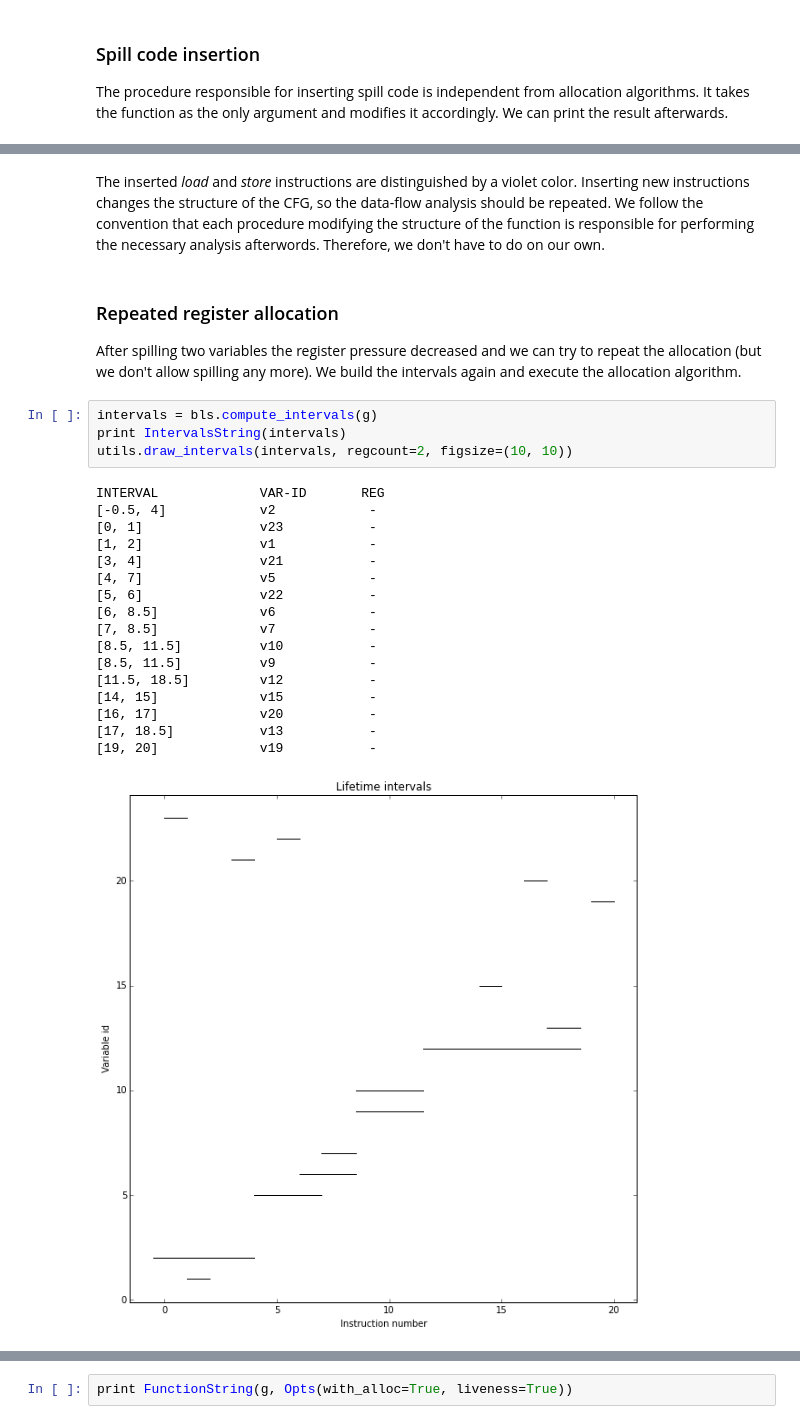
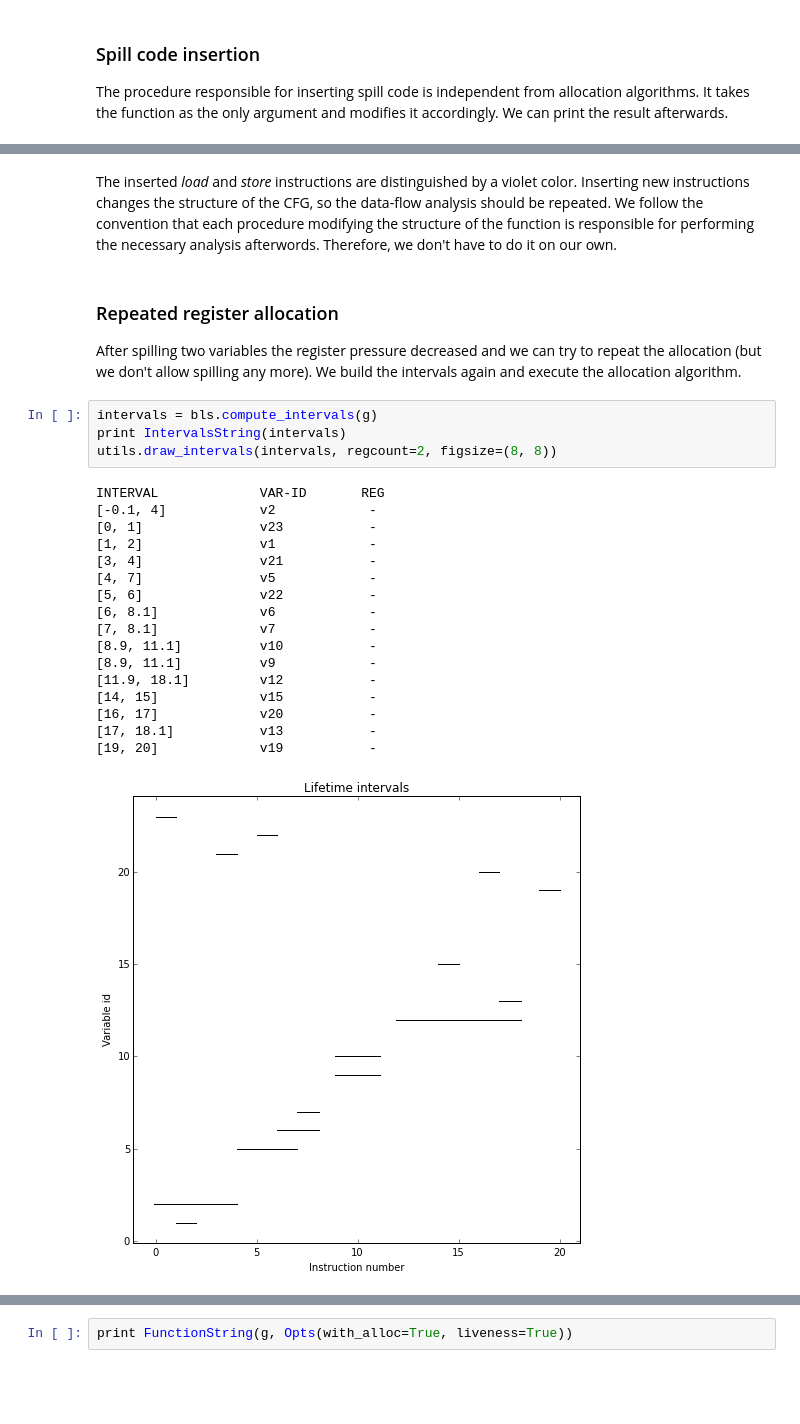
Before and after one commit to jakubbrzeski/regallo, a Jupyter notebook: py-regallo/tutorial.ipynb, the cells around one changed output, grey strips where cells are left out. Cells and saved outputs as stored; diff of their text form; blank space fills up the shorter version.

```diff
--- a/py-regallo/tutorial.ipynb
+++ b/py-regallo/tutorial.ipynb
@@ -207,30 +163,30 @@ bb6(while.end)
 # %% [markdown]
-The inserted *load* and *store* instructions are distinguished by a violet color. Inserting new instructions changes the structure of the CFG, so the data-flow analysis should be repeated. We follow the convention that each procedure modifying the structure of the function is responsible for performing the necessary analysis afterwords. Therefore, we don't have to do on our own.
+The inserted *load* and *store* instructions are distinguished by a violet color. Inserting new instructions changes the structure of the CFG, so the data-flow analysis should be repeated. We follow the convention that each procedure modifying the structure of the function is responsible for performing the necessary analysis afterwords. Therefore, we don't have to do it on our own.
 # %% [markdown]
 ### Repeated register allocation
 After spilling two variables the register pressure decreased and we can try to repeat the allocation (but we don't allow spilling any more). We build the intervals again and execute the allocation algorithm.
 # %%
 intervals = bls.compute_intervals(g)
 print IntervalsString(intervals)
-utils.draw_intervals(intervals, regcount=2, figsize=(10, 10))
+utils.draw_intervals(intervals, regcount=2, figsize=(8, 8))
 # %% [output]
 INTERVAL             VAR-ID       REG
-[-0.5, 4]            v2            -
+[-0.1, 4]            v2            -
 [0, 1]               v23           -
 [1, 2]               v1            -
 [3, 4]               v21           -
 [4, 7]               v5            -
 [5, 6]               v22           -
-[6, 8.5]             v6            -
-[7, 8.5]             v7            -
-[8.5, 11.5]          v10           -
-[8.5, 11.5]          v9            -
-[11.5, 18.5]         v12           -
+[6, 8.1]             v6            -
+[7, 8.1]             v7            -
+[8.9, 11.1]          v10           -
+[8.9, 11.1]          v9            -
+[11.9, 18.1]         v12           -
 [14, 15]             v15           -
 [16, 17]             v20           -
-[17, 18.5]           v13           -
+[17, 18.1]           v13           -
 [19, 20]             v19           -
-[figure, old version]
+[figure, new version]
 # %%
 success = bls.allocate_registers(intervals, 2, spilling=False)
 print "Allocation succeeded without spilling: ", success, "\n"
```
Also changed, not shown: parts of 25 cells of this notebook, 10 other files.
